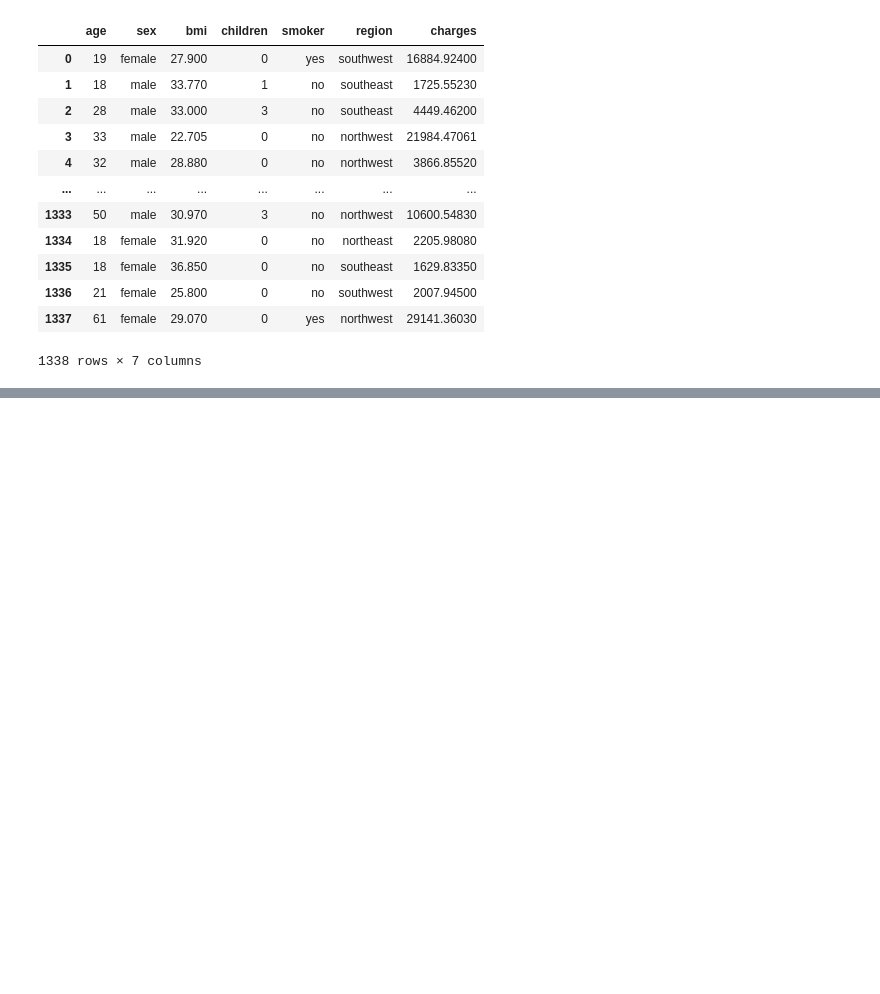
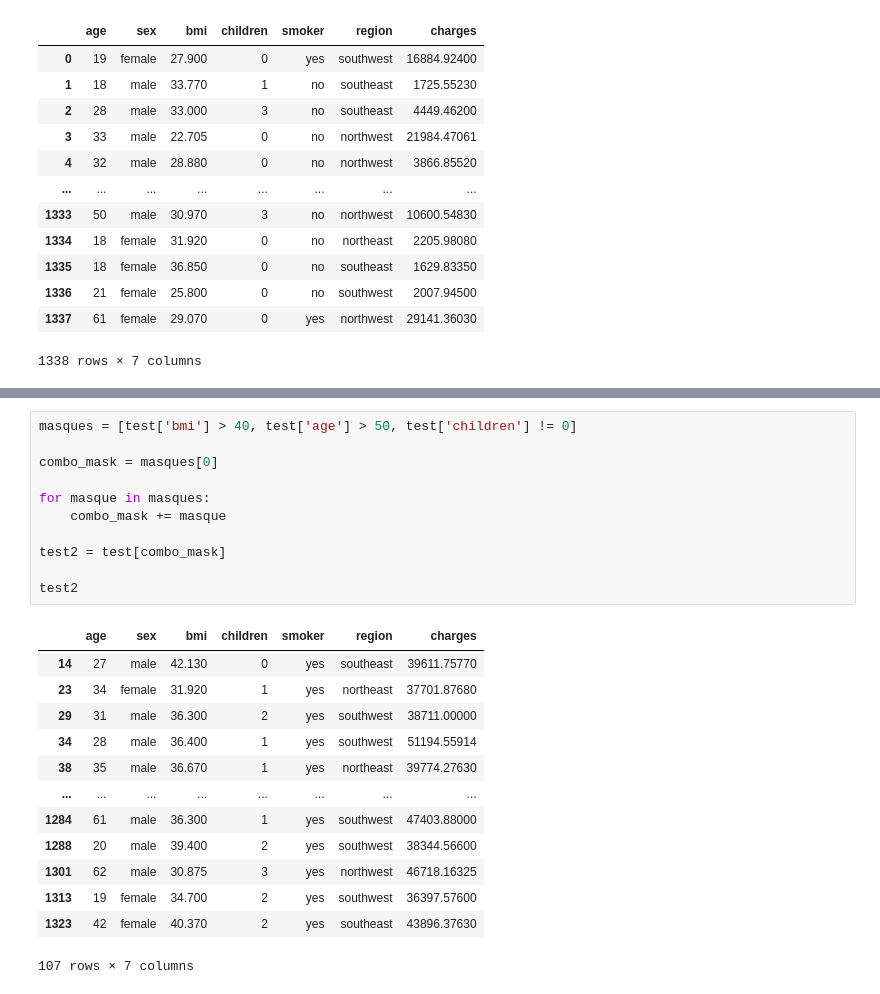
Before and after one commit to Benalieur/assurance, a Jupyter notebook: notebooks/analys.ipynb, the cells around one changed output, grey strips where cells are left out. Saved outputs shown, nothing was run; the diff lists cells and outputs as text; blank space fills up the shorter version.

```diff
--- a/notebooks/analys.ipynb
+++ b/notebooks/analys.ipynb
@@ -25,0 +150,25 @@ df
+# %%
+masques = [test['bmi'] > 40, test['age'] > 50, test['children'] != 0]
+
+combo_mask = masques[0]
+
+for masque in masques:
+    combo_mask += masque
+
+test2 = test[combo_mask]
+
+test2
+# %% [output]
+|  | age | sex | bmi | children | smoker | region | charges |
+| 14 | 27 | male | 42.130 | 0 | yes | southeast | 39611.75770 |
+| 23 | 34 | female | 31.920 | 1 | yes | northeast | 37701.87680 |
+| 29 | 31 | male | 36.300 | 2 | yes | southwest | 38711.00000 |
+| 34 | 28 | male | 36.400 | 1 | yes | southwest | 51194.55914 |
+| 38 | 35 | male | 36.670 | 1 | yes | northeast | 39774.27630 |
+| ... | ... | ... | ... | ... | ... | ... | ... |
+| 1284 | 61 | male | 36.300 | 1 | yes | southwest | 47403.88000 |
+| 1288 | 20 | male | 39.400 | 2 | yes | southwest | 38344.56600 |
+| 1301 | 62 | male | 30.875 | 3 | yes | northwest | 46718.16325 |
+| 1313 | 19 | female | 34.700 | 2 | yes | southwest | 36397.57600 |
+| 1323 | 42 | female | 40.370 | 2 | yes | southeast | 43896.37630 |
+107 rows × 7 columns
```
Also changed, not shown: parts of 23 cells of this notebook.
